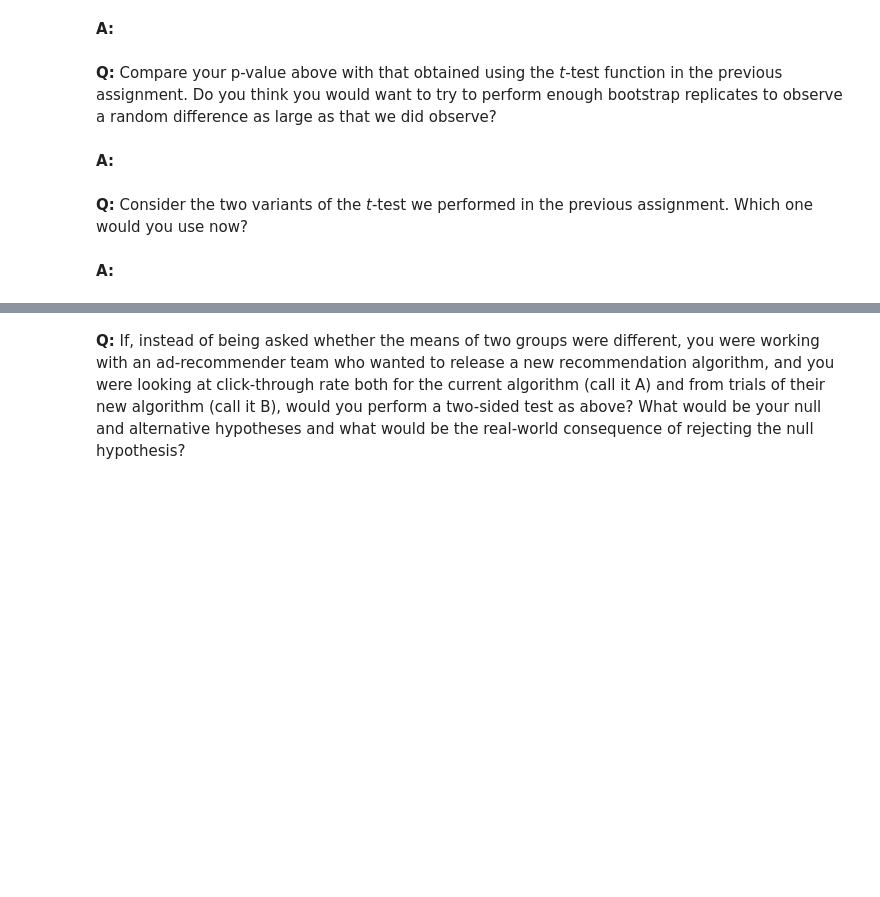
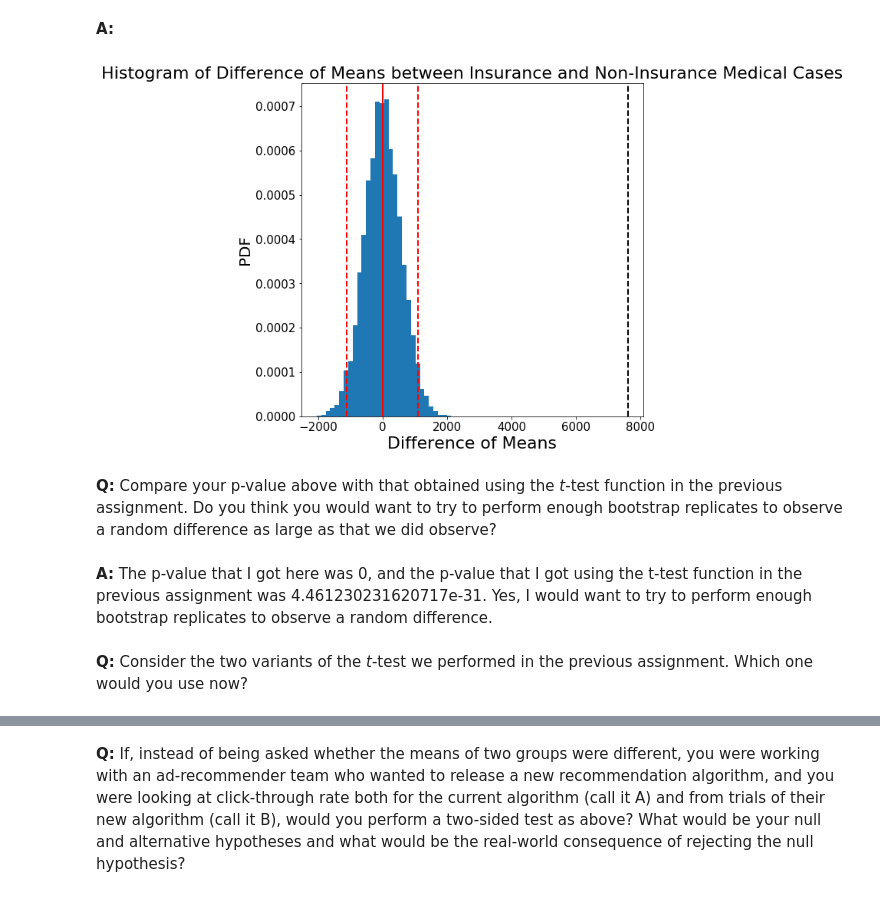
Before and after one commit to gyamane/Springboard, a Jupyter notebook: Bootstrap_Inference_Mini-Project8.19/inferential_statistics_2-Q.ipynb, the cells around one changed output, grey strips where cells are left out. Drawn from its saved outputs; the diff is of its cells as text; code cells hidden in the pictures; blank space fills up the shorter version.

Commit message:
Finished Bootstrap Mini-Project

```diff
--- a/Bootstrap_Inference_Mini-Project8.19/inferential_statistics_2-Q.ipynb
+++ b/Bootstrap_Inference_Mini-Project8.19/inferential_statistics_2-Q.ipynb
@@ -154,0 +169,23 @@ __A:__
+# %%
+def bs_replicate_1d(data, func):
+    """Resamples from data and returns 'func' computed over sample"""
+    return func(np.random.choice(data, len(data)))
+
+
+def draw_bs_reps(data, func, size=1):
+    """Draw sample replicates from data and compute func"""
+    bs_reps = np.empty(size)
+
+    for i in range(size):
+        bs_reps[i] = bs_replicate_1d(data, func)
+
+    return bs_reps
+# %%
+np.random.seed(47)
+
+# Compute 10000 replicates over shifted insured and non-insured medical cases
+insured_reps = draw_bs_reps(hasInsurance_shifted, np.mean, N_rep)
+noInsured_reps = draw_bs_reps(noInsurance_shifted, np.mean, N_rep)
+
+# Compute the difference of means between the two data sets above
+diff_reps = insured_reps - noInsured_reps
@@ -156,11 +202,33 @@ __A:__
 __Q:__ To put the above result in perspective, plot the histogram of your bootstrapped differences along with lines marking the locations of the observed difference. (Why would we plot more than one line, given that we only have one observed difference?)
 # %% [markdown]
 __A:__
+# %%
+# Compute original standard deviation difference between insurance and non-insurance claim charges
+test_stat = np.mean(hasInsurance) - np.mean(noInsurance)
+
+# Set figure size to make plot larger
+plt.figure(figsize=(8,8))
+plt.hist(diff_reps, bins=30, normed=True)
+
+# Set title, x and y labels, and increase fontsize of ticks
+plt.xlabel("Difference of Means", fontsize=22)
+plt.ylabel("PDF", fontsize=20)
+plt.xticks(fontsize=15)
+plt.yticks(fontsize=15)
+plt.title("Histogram of Difference of Means between Insurance and Non-Insurance Medical Cases", fontsize=22)
+
+# Mark mean and percentiles for 95% confidence interval (2.5, 97.5)
+plt.axvline(np.percentile(diff_reps, 2.5), color='r', linestyle='dashed', linewidth=2)
+plt.axvline(np.percentile(diff_reps, 97.5), color='r', linestyle='dashed', linewidth=2)
+plt.axvline(np.mean(diff_reps), color='r', linestyle='solid', linewidth=2)
+plt.axvline(emp_diff, color='k', linestyle='dashed', linewidth=2)
+
+plt.show()
+# %% [output]
+[figure, added]
 # %% [markdown]
 __Q:__ Compare your p-value above with that obtained using the _t_-test function in the previous assignment. Do you think you would want to try to perform enough bootstrap replicates to observe a random difference as large as that we did observe?
-# %% [markdown]
-__A:__
+# %% [markdown]
+__A:__ The p-value that I got here was 0, and the p-value that I got using the t-test function in the previous assignment was 4.461230231620717e-31. Yes, I would want to try to perform enough bootstrap replicates to observe a random difference.
 # %% [markdown]
 __Q:__ Consider the two variants of the _t_-test we performed in the previous assignment. Which one would you use now?
-# %% [markdown]
-__A:__
```
Also changed, not shown: parts of 9 cells of this notebook.
